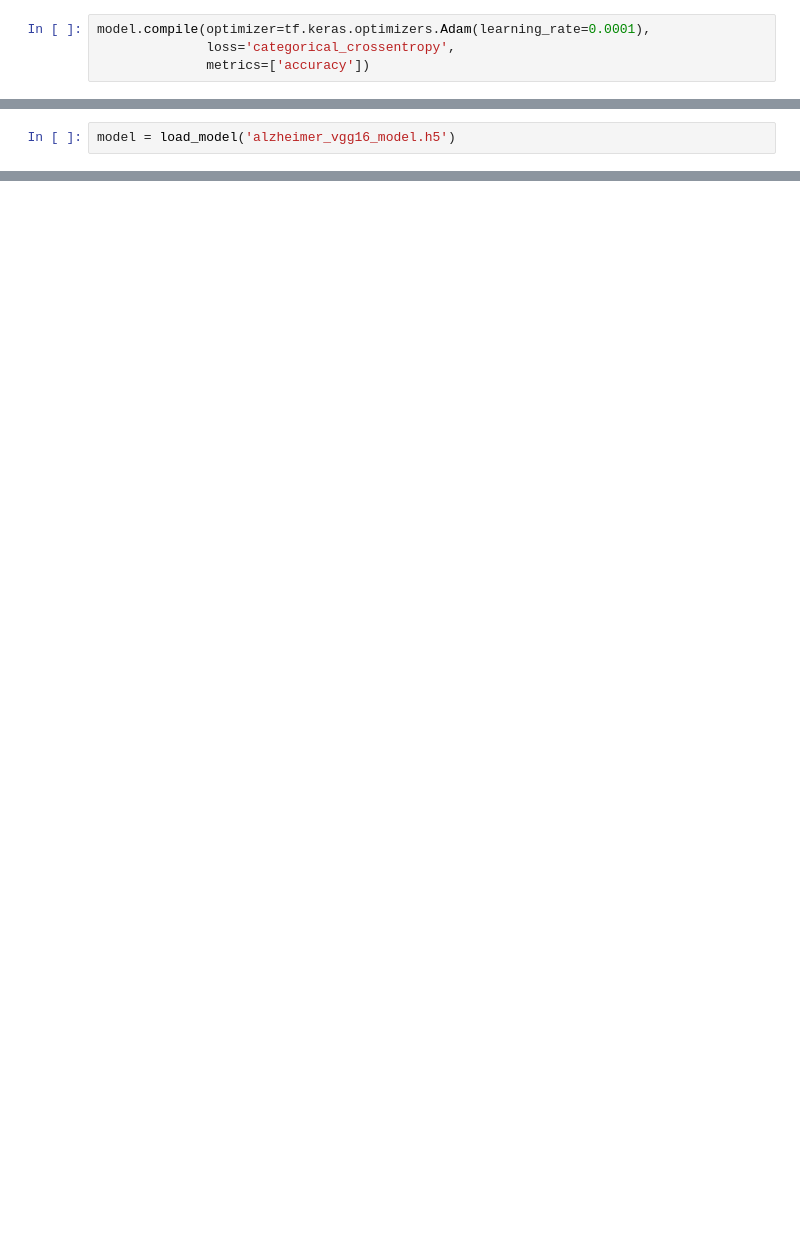
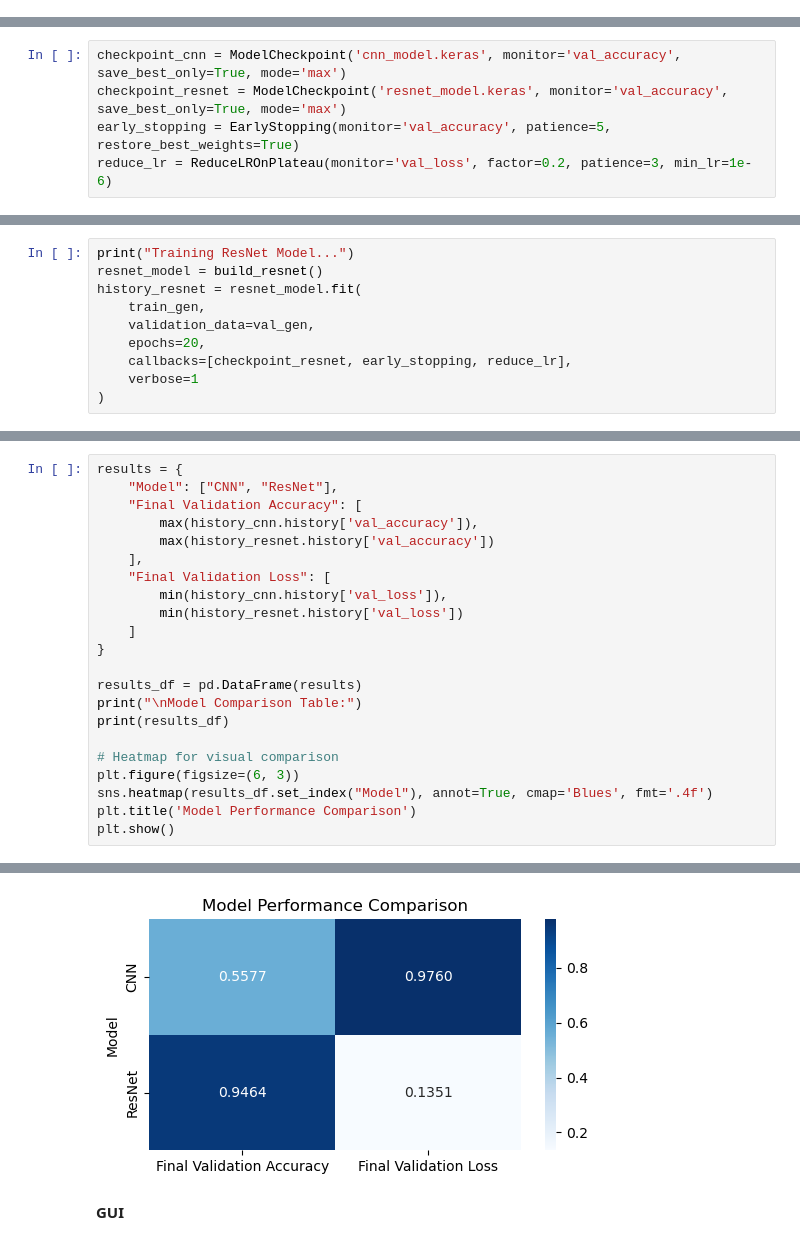
Before and after one commit to sialaasi/Research-Project, a Jupyter notebook: Alzheimer_Detection Final.ipynb, the cells around one changed output, grey strips where cells are left out. Saved outputs shown, nothing was run; the diff lists cells and outputs as text; blank space fills up the shorter version.

```diff
--- a/Alzheimer_Detection Final.ipynb
+++ b/Alzheimer_Detection Final.ipynb
@@ -106,4 +0,0 @@ model = Model(inputs=base_model.input, outputs=predictions)
-# %%
-model.compile(optimizer=tf.keras.optimizers.Adam(learning_rate=0.0001),
-              loss='categorical_crossentropy',
-              metrics=['accuracy'])
@@ -161,2 +0,0 @@ import numpy as np
-# %%
-model = load_model('alzheimer_vgg16_model.h5')
@@ -220,0 +152,5 @@ root.mainloop()
+# %%
+checkpoint_cnn = ModelCheckpoint('cnn_model.keras', monitor='val_accuracy', save_best_only=True, mode='max')
+checkpoint_resnet = ModelCheckpoint('resnet_model.keras', monitor='val_accuracy', save_best_only=True, mode='max')
+early_stopping = EarlyStopping(monitor='val_accuracy', patience=5, restore_best_weights=True)
+reduce_lr = ReduceLROnPlateau(monitor='val_loss', factor=0.2, patience=3, min_lr=1e-6)
@@ -220,0 +196,10 @@ root.mainloop()
+# %%
+print("Training ResNet Model...")
+resnet_model = build_resnet()
+history_resnet = resnet_model.fit(
+    train_gen,
+    validation_data=val_gen,
+    epochs=20,
+    callbacks=[checkpoint_resnet, early_stopping, reduce_lr],
+    verbose=1
+)
@@ -220,0 +248,23 @@ root.mainloop()
+# %%
+results = {
+    "Model": ["CNN", "ResNet"],
+    "Final Validation Accuracy": [
+        max(history_cnn.history['val_accuracy']),
+        max(history_resnet.history['val_accuracy'])
+    ],
+    "Final Validation Loss": [
+        min(history_cnn.history['val_loss']),
+        min(history_resnet.history['val_loss'])
+    ]
+}
+
+results_df = pd.DataFrame(results)
+print("\nModel Comparison Table:")
+print(results_df)
+
+# Heatmap for visual comparison
+plt.figure(figsize=(6, 3))
+sns.heatmap(results_df.set_index("Model"), annot=True, cmap='Blues', fmt='.4f')
+plt.title('Model Performance Comparison')
+plt.show()
+# %% [output]
@@ -220,0 +275,3 @@ root.mainloop()
+[figure, added]
+# %% [markdown]
+**GUI**
```
Also changed, not shown: parts of 46 cells of this notebook.
